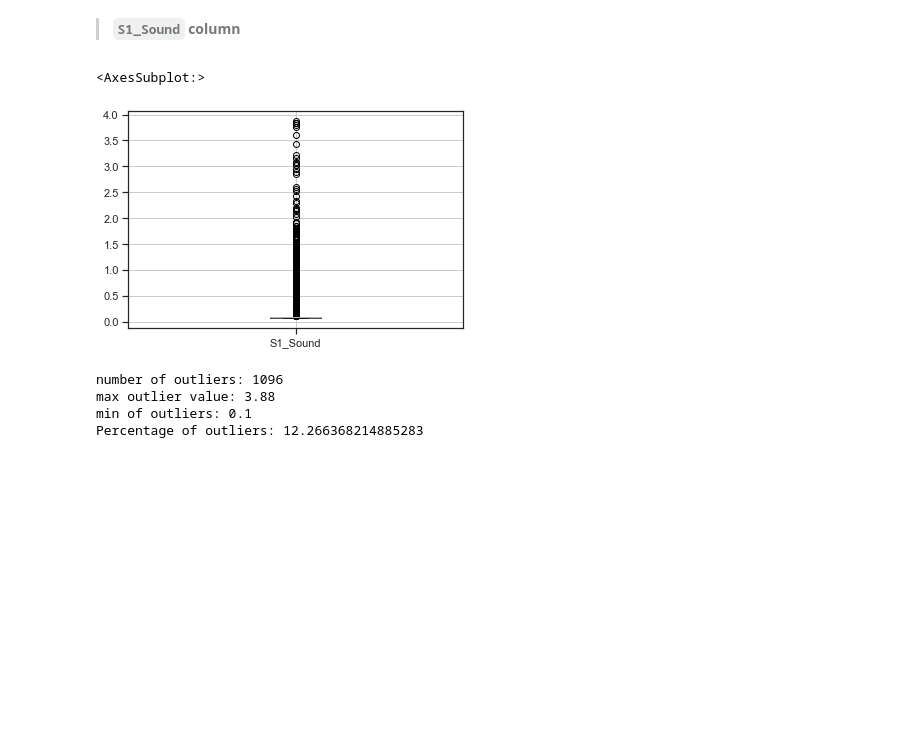
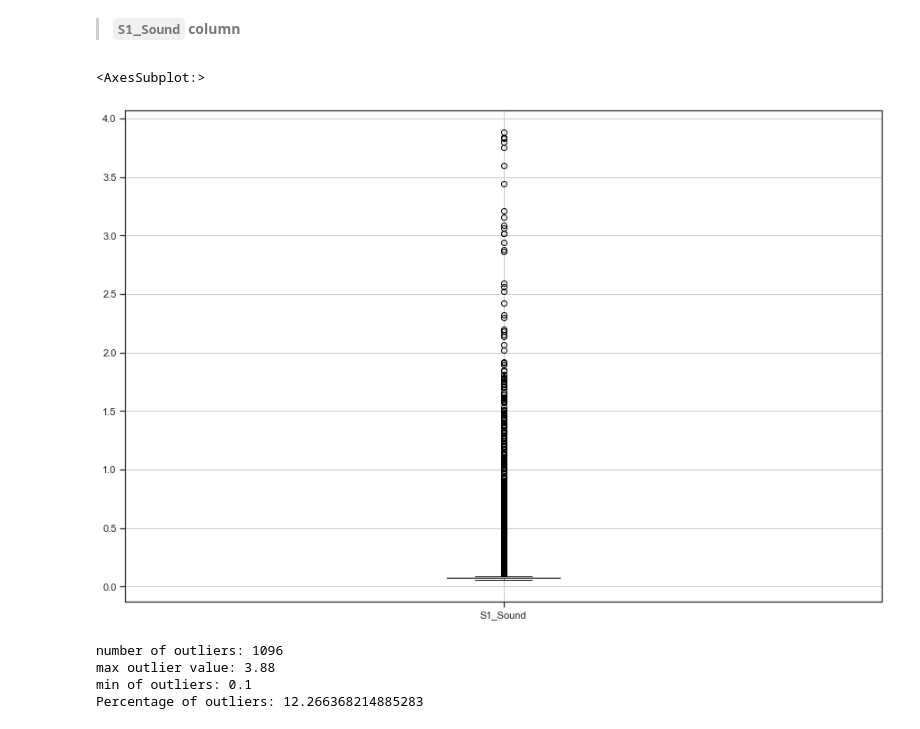
Before and after one commit to ChauHuynh1/Room-Occupancy-Estimation, a Jupyter notebook: EEET2485_GroupProject.ipynb, the cells around one changed output. Cells and saved outputs as stored; diff of their text form; code cells hidden in the pictures; blank space fills up the shorter version.

```diff
--- a/EEET2485_GroupProject.ipynb
+++ b/EEET2485_GroupProject.ipynb
@@ -745,10 +754,11 @@ df = df.dropna()
 # %% [markdown]
 > **`S1_Sound` column**
 # %%
+plt.figure(figsize= (15,10))
 df.boxplot(column= "S1_Sound")
 # %% [output]
 <AxesSubplot:>
-[figure, old version]
+[figure, new version]
 # %%
 outliers, upper, lower = detect_outliers_IQR(df['S1_Sound'])
 
```
Also changed, not shown: parts of 26 cells of this notebook.
